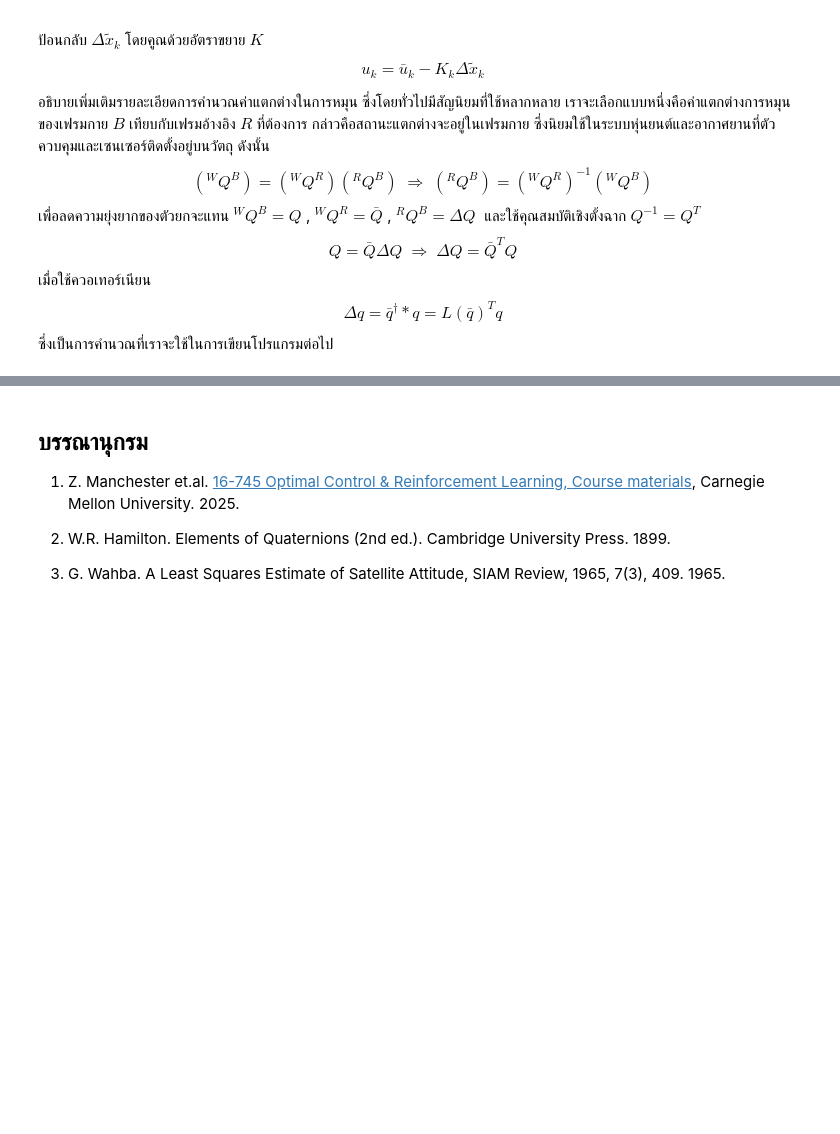
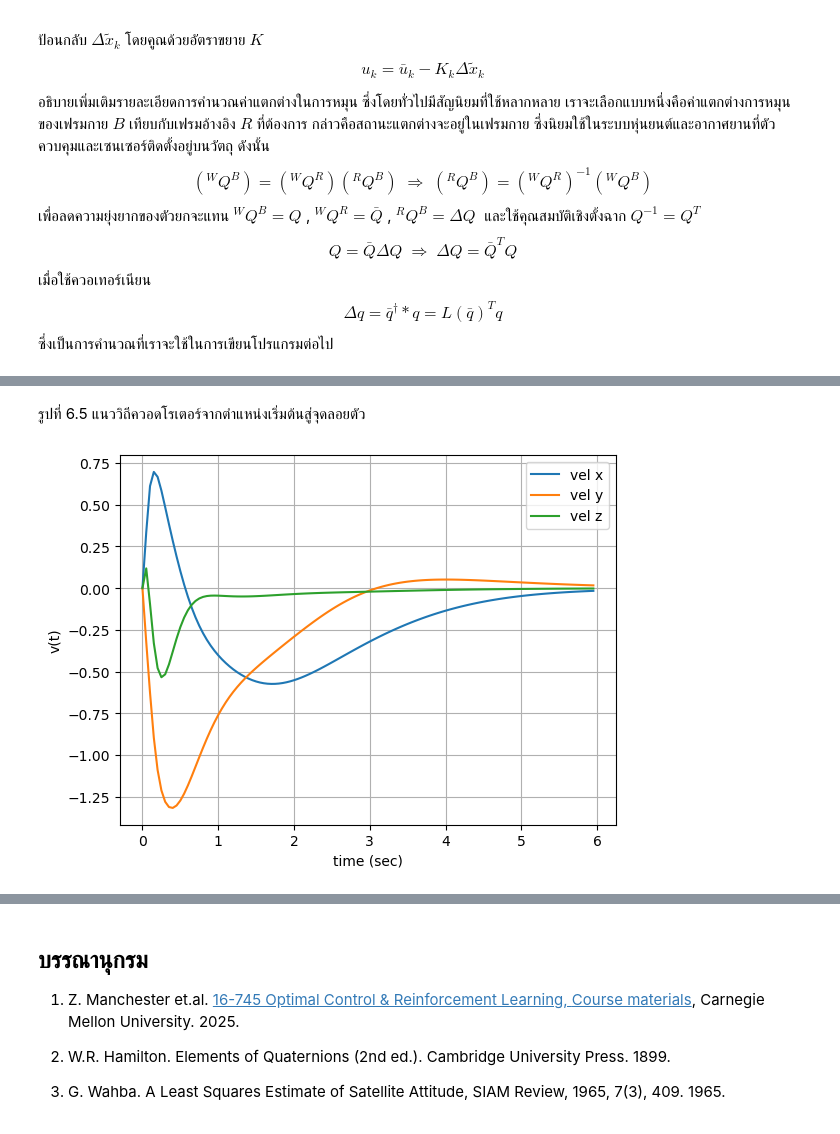
Before and after one commit to dewdotninja/ocrl, a Jupyter notebook: doc/notebooks/chapter6.ipynb, the cells around one changed output, grey strips where cells are left out. Cells and saved outputs as stored; diff of their text form; code cells hidden in the pictures; blank space fills up the shorter version.

```diff
--- a/doc/notebooks/chapter6.ipynb
+++ b/doc/notebooks/chapter6.ipynb
@@ -1098,0 +1352,12 @@ $$
+# %% [markdown]
+รูปที่ 6.5 แนววิถีควอดโรเตอร์จากตำแหน่งเริ่มต้นสู่จุดลอยตัว
+# %%
+plt.figure()
+plt.plot(thist,xhist[7:10,:-1].T)
+plt.xlabel('time (sec)')
+plt.ylabel('v(t)')
+plt.legend(['vel x','vel y','vel z'])
+plt.grid(True)
+plt.show()
+# %% [output]
+[figure, added]
```
Also changed, not shown: parts of 66 cells of this notebook.
